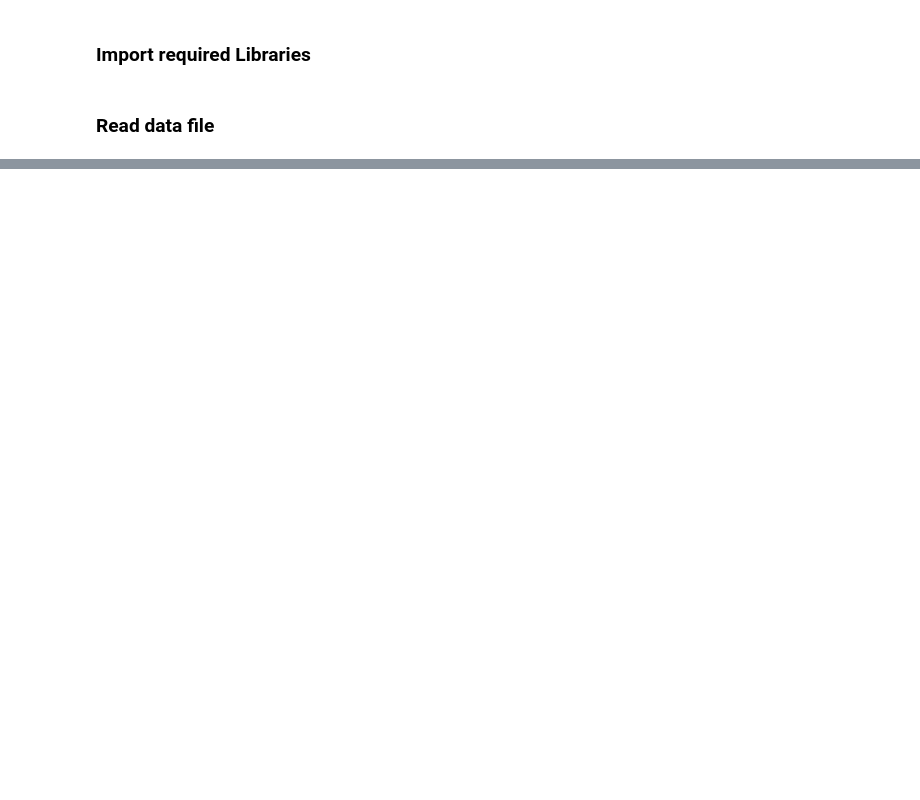
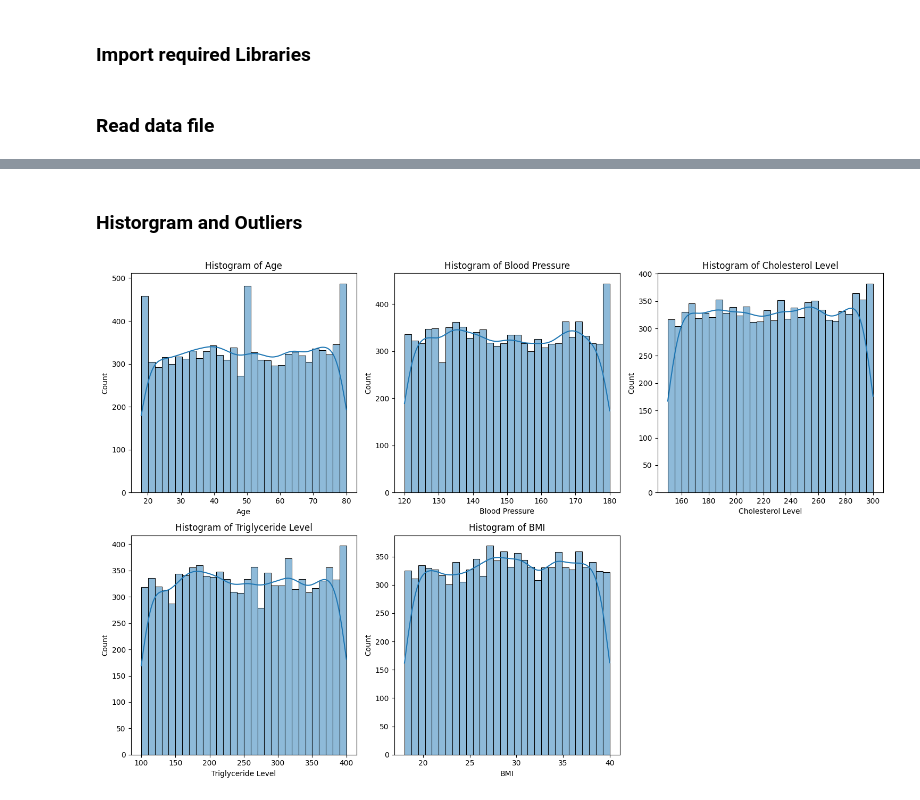
Before and after one commit to surenther/Bellevue-EDA, a Jupyter notebook: Project/Suren.ipynb, the cells around one changed output, grey strips where cells are left out. Cells and saved outputs as stored; diff of their text form; code cells hidden in the pictures; blank space fills up the shorter version.

```diff
--- a/Project/Suren.ipynb
+++ b/Project/Suren.ipynb
@@ -5,7 +9,9 @@ import pandas as pd
 # %% [markdown]
 ### Read data file
 # %%
-df = pd.read_csv ('heart_attack_predictions.csv')
+# Data Source : https://www.kaggle.com/datasets/oktayrdeki/heart-disease
+
+df = pd.read_csv ('heart_disease.csv')
 # Display first few rows
-print(df.head())
+print(df.columns)
 # %% [output]
@@ -28,0 +35,17 @@ print(df.head())
+# %% [markdown]
+### Historgram and Outliers
+# %%
+# Selected quantitative variables
+quantitative_vars = ['Age', 'Blood Pressure', 'Cholesterol Level', 'Triglyceride Level', 'BMI']
+
+# Generate histograms
+plt.figure(figsize=(15, 10))
+for i, col in enumerate(quantitative_vars, 1):
+    plt.subplot(2, 3, i)
+    sns.histplot(df[col], bins=30, kde=True)
+    plt.title(f'Histogram of {col}')
+
+plt.tight_layout()
+plt.show()
+# %% [output]
+[figure, added]
```
Also changed, not shown: parts of 9 cells of this notebook, 1 other file.
